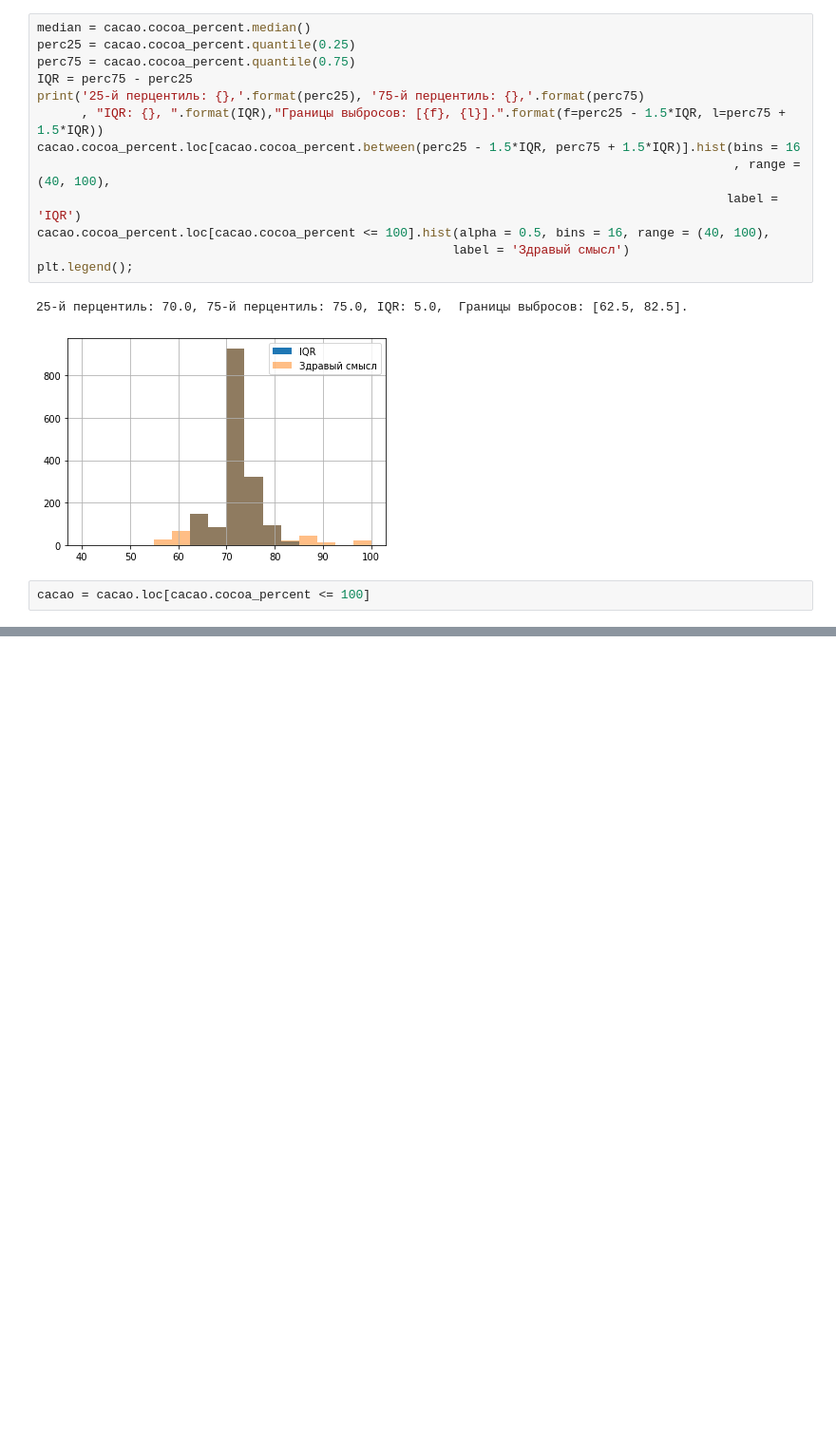
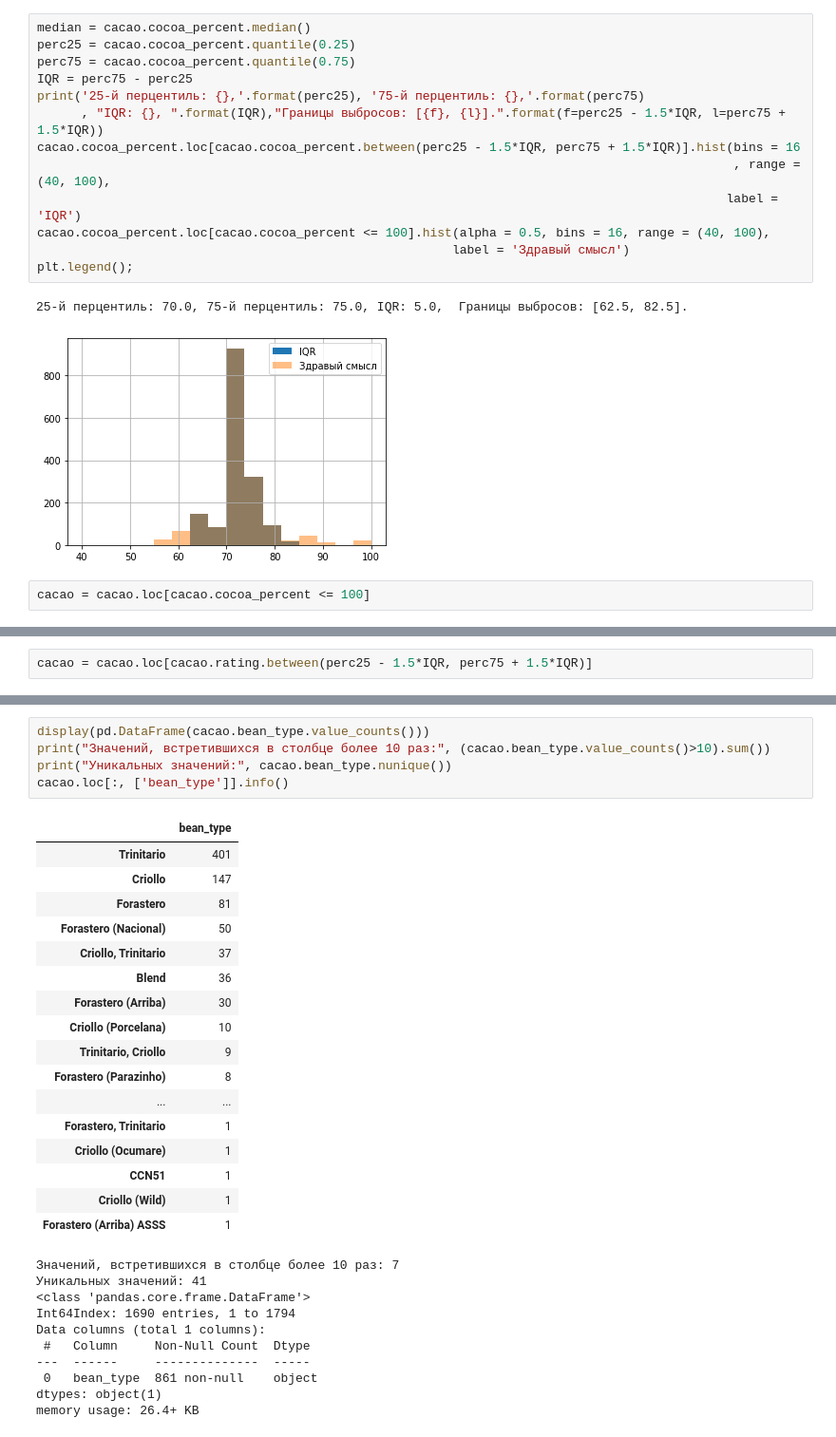
Before and after one commit to kmaestro/cacao_flavors, a Jupyter notebook: main.ipynb, the cells around one changed output, grey strips where cells are left out. Shown at 95% size. Drawn from its saved outputs; the diff is of its cells as text; blank space fills up the shorter version.

Commit message:
column analysis

```diff
--- a/main.ipynb
+++ b/main.ipynb
@@ -167,0 +222,2 @@ cacao = cacao.loc[cacao.cocoa_percent <= 100]
+# %%
+cacao = cacao.loc[cacao.rating.between(perc25 - 1.5*IQR, perc75 + 1.5*IQR)]
@@ -167,0 +232,33 @@ cacao = cacao.loc[cacao.cocoa_percent <= 100]
+# %%
+display(pd.DataFrame(cacao.bean_type.value_counts()))
+print("Значений, встретившихся в столбце более 10 раз:", (cacao.bean_type.value_counts()>10).sum())
+print("Уникальных значений:", cacao.bean_type.nunique())
+cacao.loc[:, ['bean_type']].info()
+# %% [output]
+|  | bean_type |
+| Trinitario | 401 |
+| Criollo | 147 |
+| Forastero | 81 |
+| Forastero (Nacional) | 50 |
+| Criollo, Trinitario | 37 |
+| Blend | 36 |
+| Forastero (Arriba) | 30 |
+| Criollo (Porcelana) | 10 |
+| Trinitario, Criollo | 9 |
+| Forastero (Parazinho) | 8 |
+| ... | ... |
+| Forastero, Trinitario | 1 |
+| Criollo (Ocumare) | 1 |
+| CCN51 | 1 |
+| Criollo (Wild) | 1 |
+| Forastero (Arriba) ASSS | 1 |
+Значений, встретившихся в столбце более 10 раз: 7
+Уникальных значений: 41
+<class 'pandas.core.frame.DataFrame'>
+Int64Index: 1690 entries, 1 to 1794
+Data columns (total 1 columns):
+ #   Column     Non-Null Count  Dtype
+---  ------     --------------  -----
+ 0   bean_type  861 non-null    object
+dtypes: object(1)
+memory usage: 26.4+ KB
```
Also changed, not shown: parts of 11 cells of this notebook.
